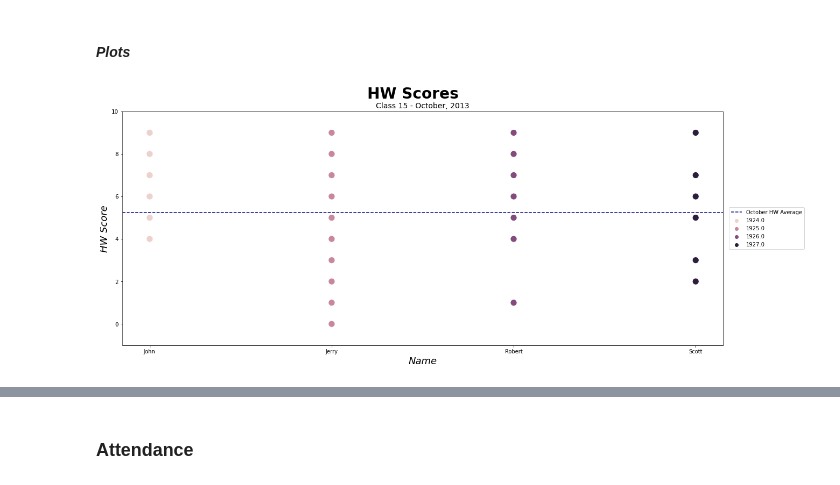
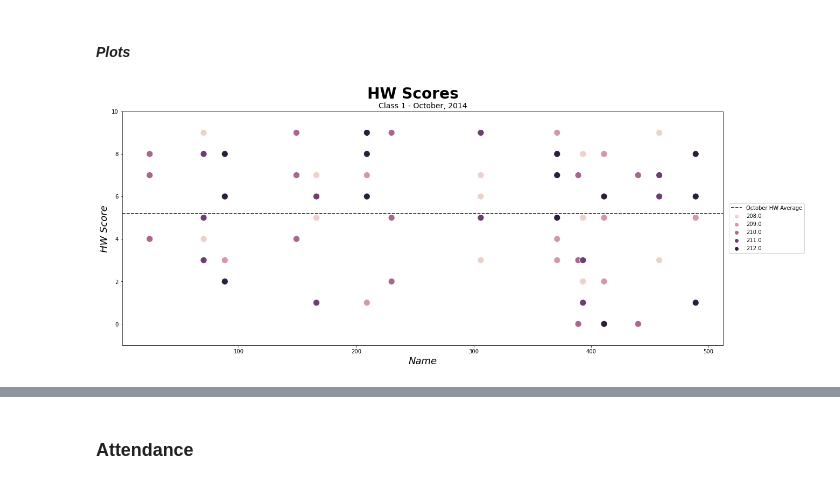
Before and after one commit to mikitz/china-students, a Jupyter notebook: (Teacher) Class Reports.ipynb, the cells around one changed output, grey strips where cells are left out. Saved outputs shown, nothing was run; the diff lists cells and outputs as text; code cells hidden in the pictures.

```diff
--- a/(Teacher) Class Reports.ipynb
+++ b/(Teacher) Class Reports.ipynb
@@ -39,12 +39,12 @@ lClasses = classes['CLASS_ID'].to_list()
 lStudents = students['STUDENT_ID'].to_list()
 # %%
 # Set the class ID
-tiClassID = 15
+tiClassID = 1
 # %% [markdown]
 # Monthly Report
 # %%
 # Set the month and year
-tiYear = 2013
+tiYear = 2014
 tiMonth = 10
 # Get the month name from its number
 oMonth = datetime.date(tiYear, tiMonth, 1).strftime('%B')
@@ -194,21 +179,21 @@ dfHWScoresDateAverages = pd.DataFrame(dfHWScoresDateAverages)
 # %%
 # Create the figure and axis objects
 fig, ax = plt.subplots(figsize = (20, 8))
 # Plot the data
-sns.scatterplot(x='STUDENT_NAME_ENGLISH', y='HW_SCORE', hue='HW_ID', data = dfHWScoresDate, ax = ax, s = 150)
+sns.scatterplot(x='STUDENT_ID', y='HW_SCORE', hue='HW_ID', data = dfHWScoresDate, ax = ax, s = 150)
 # Plot the this month's HW average score
 plt.axhline(y = dfHWScoresDate['HW_SCORE'].where(dfHWScoresDate['HW_ASSIGNED_DATE'].dt.month == tiMonth).mean(),
             color = 'darkblue', linestyle = 'dashed', label = '{} HW Average'.format(oMonth))
 # Set up the legend
 plt.legend(bbox_to_anchor=(1.01, 0.5), loc='center left', borderaxespad=0)
 # Format the graph
 tSubtitle = 'Class {} - {}, {}'.format(tiClassID, oMonth, tiYear)
 plt.suptitle("HW Scores", size = 28, fontweight = "bold", y = 0.96, ha = 'center')
 ax.set_title(tSubtitle, size = 14, ha = 'center')
 ax.set_xlabel("Name", size = 18, style="italic")
 ax.set_ylabel("HW Score", size = 18, style="italic")
 ax.set(ylim = (-1, 10))
 # Add labels
 fShowValuesOnBars(ax)
 # %% [output]
-[figure, old version]
+[figure, new version]
```
Also changed, not shown: parts of 17 cells of this notebook, 1 other file.
